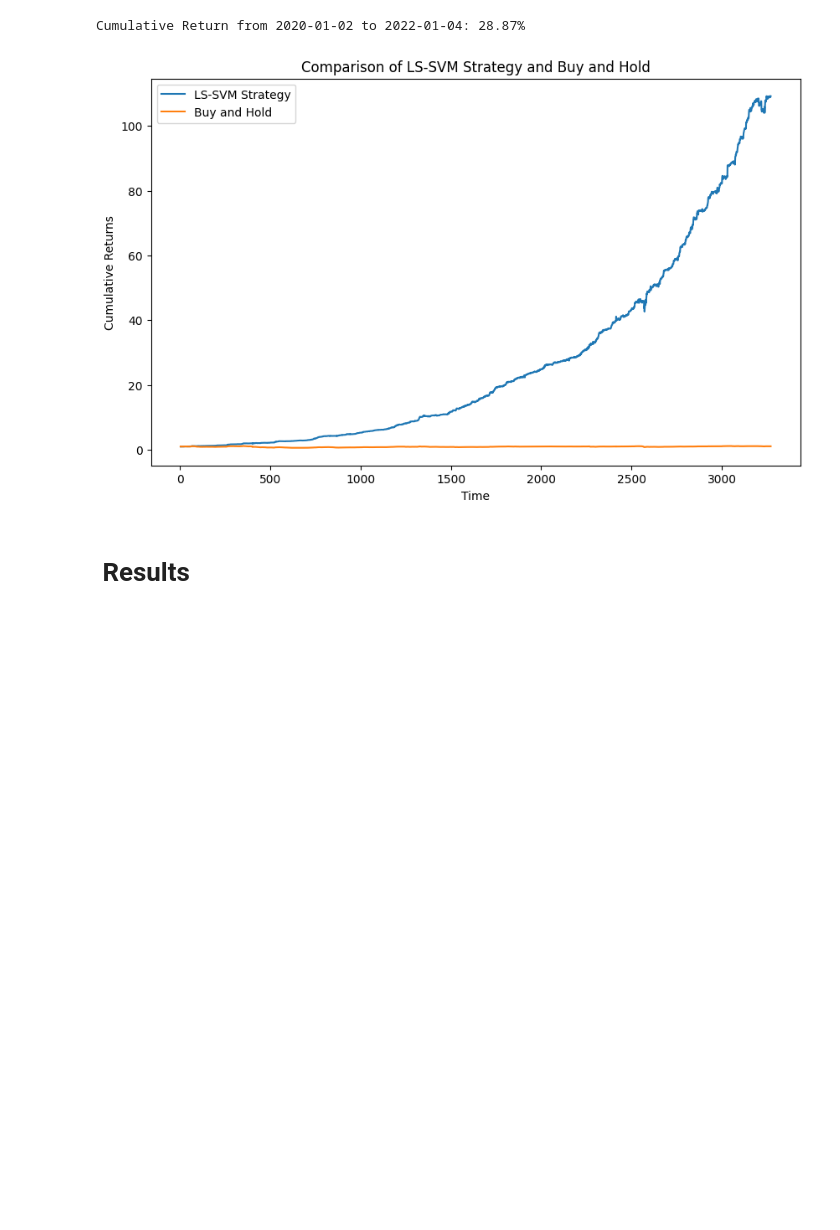
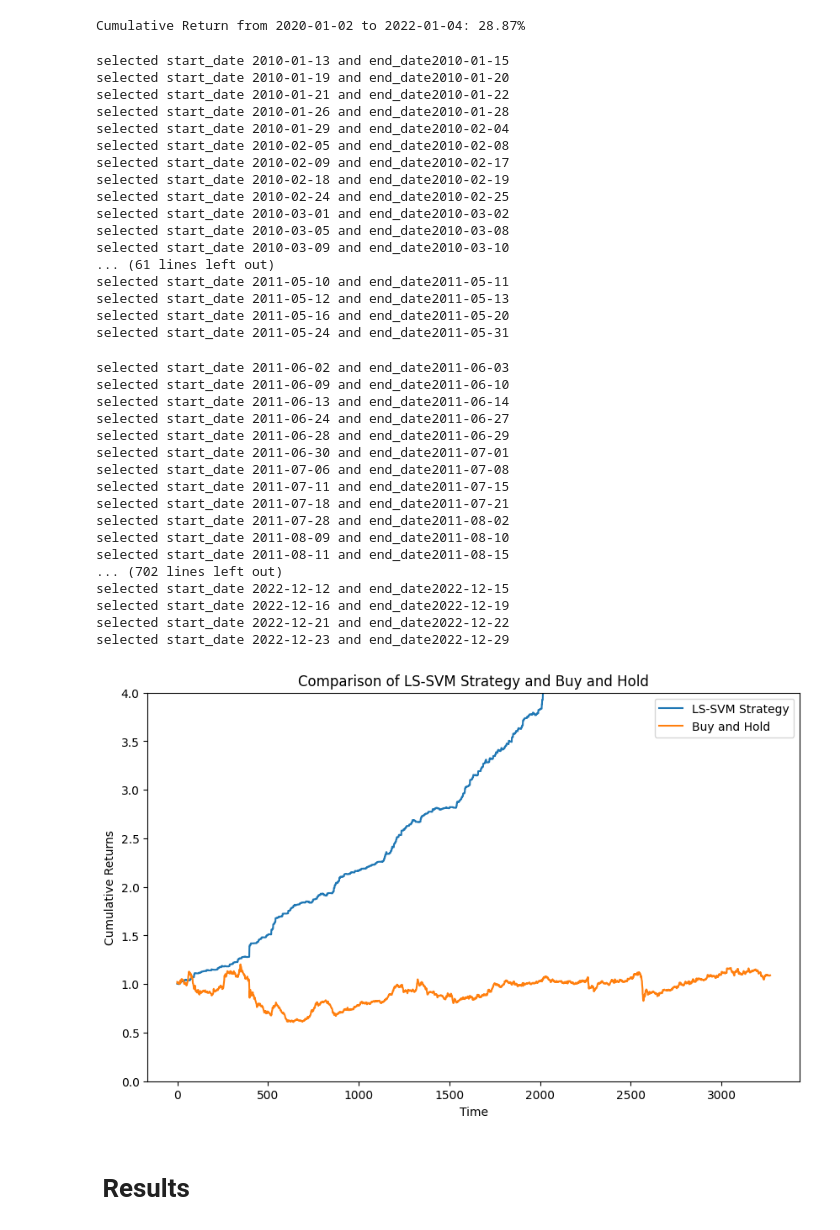
Before and after one commit to ferro9902/Lab_of_Investment_project, a Jupyter notebook: model/LS-SVM-BELEX15.ipynb, the cells around one changed output. Cells and saved outputs as stored; diff of their text form; code cells hidden in the pictures; blank space fills up the shorter version.

Commit message:
fixed ls_svm_cumulative_return calculation

```diff
--- a/model/LS-SVM-BELEX15.ipynb
+++ b/model/LS-SVM-BELEX15.ipynb
@@ -117,25 +117,81 @@ Cumulative Return from 2020-01-02 to 2022-01-04: 28.87%
 # %%
 import pandas as pd
 import matplotlib.pyplot as plt
 
-df['ls_svm_returns'] = df['Log_Return'] * (df['trading_signal'].clip(lower=0) | df['holding']).shift(1)
-df['ls_svm_cumulative_returns'] = (1 + df['ls_svm_returns']).cumprod()
+df = df.sort_values(by='date').reset_index(drop=True)
+
+df['ls_svm_cumulative_returns'] = 0
+df['ls_svm_return'] = 0
+df.at[0, 'trading_signal'] = 1
+
+for index, row in df.iterrows():
+    if df.at[index, 'trading_signal'] == 1:
+        start_date = df.at[index, 'date']
+        for i in range(index, len(df)):
+            if(df.at[i, 'trading_signal'] == -1):
+                end_date = df.at[i, 'date']
+                break
+        if(index != 0):
+            df.at[index, 'ls_svm_cumulative_returns'] = df.at[index-1, 'ls_svm_cumulative_returns'] * (1+calculate_cumulative_return(df, start_date, end_date)/100)
+        else:
+            df.at[index, 'ls_svm_cumulative_returns'] = 1 * (1+calculate_cumulative_return(df, start_date, end_date)/100)
+        df.at[index, 'ls_svm_return'] = calculate_cumulative_return(df, start_date, end_date)/100
+    else:
+        if(index == 0):
+            df.at[index, 'ls_svm_cumulative_returns']=0
+        else:
+            df.at[index, 'ls_svm_cumulative_returns'] = df.at[index-1, 'ls_svm_cumulative_returns']
 
 # Simulate buy-and-hold strategy
 df['buy_and_hold_returns'] = df['Log_Return']
 df['buy_and_hold_cumulative_returns'] = (1 + df['buy_and_hold_returns']).cumprod()
 
 # Plot the results
 plt.figure(figsize=(10, 6))
 plt.plot(df['ls_svm_cumulative_returns'], label='LS-SVM Strategy')
 plt.plot(df['buy_and_hold_cumulative_returns'], label='Buy and Hold')
 plt.legend()
 plt.title('Comparison of LS-SVM Strategy and Buy and Hold')
 plt.xlabel('Time')
 plt.ylabel('Cumulative Returns')
+plt.ylim([0, 4])
 plt.show()
 # %% [output]
+selected start_date 2010-01-13 and end_date2010-01-15
+selected start_date 2010-01-19 and end_date2010-01-20
+selected start_date 2010-01-21 and end_date2010-01-22
+selected start_date 2010-01-26 and end_date2010-01-28
+selected start_date 2010-01-29 and end_date2010-02-04
+selected start_date 2010-02-05 and end_date2010-02-08
+selected start_date 2010-02-09 and end_date2010-02-17
+selected start_date 2010-02-18 and end_date2010-02-19
+selected start_date 2010-02-24 and end_date2010-02-25
+selected start_date 2010-03-01 and end_date2010-03-02
+selected start_date 2010-03-05 and end_date2010-03-08
+selected start_date 2010-03-09 and end_date2010-03-10
+... (61 lines left out)
+selected start_date 2011-05-10 and end_date2011-05-11
+selected start_date 2011-05-12 and end_date2011-05-13
+selected start_date 2011-05-16 and end_date2011-05-20
+selected start_date 2011-05-24 and end_date2011-05-31
+selected start_date 2011-06-02 and end_date2011-06-03
+selected start_date 2011-06-09 and end_date2011-06-10
+selected start_date 2011-06-13 and end_date2011-06-14
+selected start_date 2011-06-24 and end_date2011-06-27
+selected start_date 2011-06-28 and end_date2011-06-29
+selected start_date 2011-06-30 and end_date2011-07-01
+selected start_date 2011-07-06 and end_date2011-07-08
+selected start_date 2011-07-11 and end_date2011-07-15
+selected start_date 2011-07-18 and end_date2011-07-21
+selected start_date 2011-07-28 and end_date2011-08-02
+selected start_date 2011-08-09 and end_date2011-08-10
+selected start_date 2011-08-11 and end_date2011-08-15
+... (702 lines left out)
+selected start_date 2022-12-12 and end_date2022-12-15
+selected start_date 2022-12-16 and end_date2022-12-19
+selected start_date 2022-12-21 and end_date2022-12-22
+selected start_date 2022-12-23 and end_date2022-12-29
-[figure, old version]
+[figure, new version]
 # %% [markdown]
 #  Results
 # %%
```
Also changed, not shown: parts of 2 cells of this notebook.
